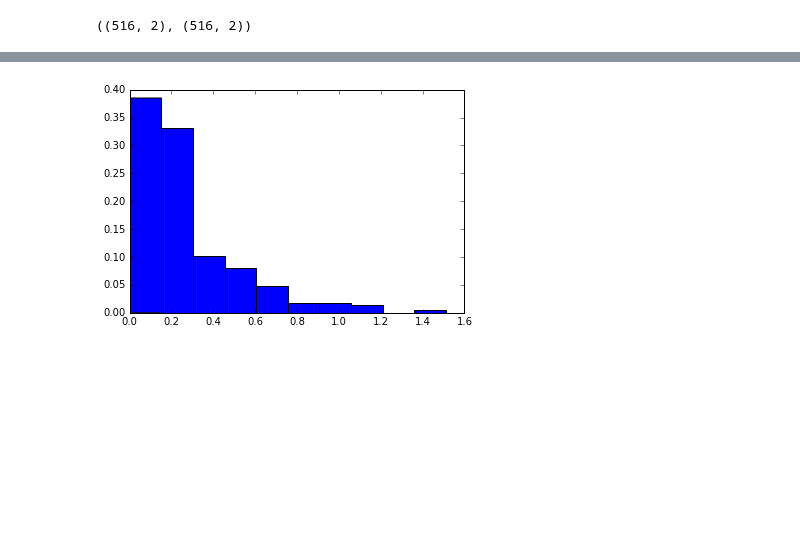
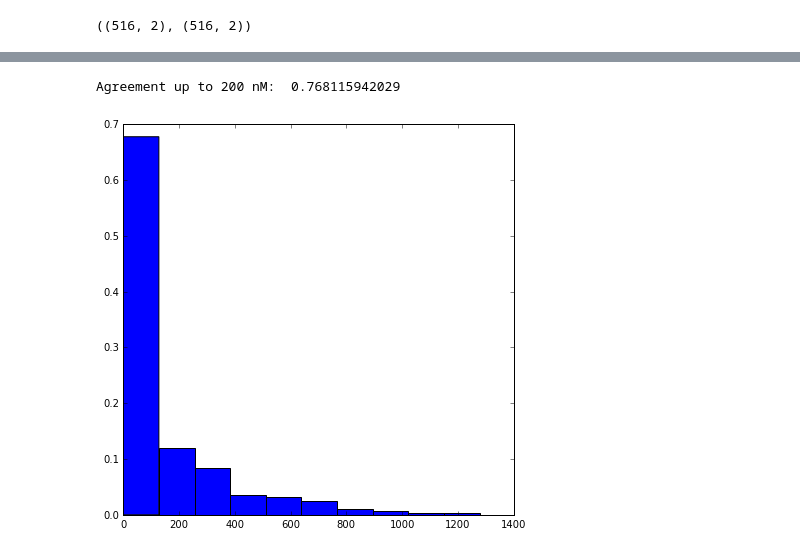
Before and after one commit to martin-sicho/MI_ADM, a Jupyter notebook: analysis.ipynb, the cells around one changed output, grey strips where cells are left out. Saved outputs shown, nothing was run; the diff lists cells and outputs as text; code cells hidden in the pictures; blank space fills up the shorter version.

```diff
--- a/analysis.ipynb
+++ b/analysis.ipynb
@@ -1,7 +1,7 @@
 # %%
 import pickle
 
-MAX_ERROR = 500
+MAX_ERROR = 1000
 
 predictions_svr = pickle.load(open('validation_set_predictions_svr.pickle', 'rb'))
 predictions_rf = pickle.load(open('validation_set_predictions_rf.pickle', 'rb'))
@@ -43,3 +43,26 @@ predictions_svr.head()
 | Oc1ccc2nc(-c3ccc(O)c(F)c3)cc(Cl)c2c1 | 6.004725 | 6.609065 | 989.178529 | 246.00 |
 | COc1cc(/C=C2\SC(=O)NC2=O)ccc1Oc1c... | 5.301276 | 5.657577 | 4997.164427 | 2200.00 |
 | CCOC(=O)CSc1nn(C)c(=S)s1 | 5.018956 | 5.097820 | 9572.899722 | 7983.25 |
+# %%
+%matplotlib inline
+from matplotlib import pyplot as plt
+
+from scipy.stats import pearsonr
+
+plt.rcParams["figure.figsize"] = [7, 7]
+span = (1,12)
+axes = plt.gca()
+axes.set_xlim(span)
+axes.set_ylim(span)
+
+print('Pearson correlation:', pearsonr(predictions_svr.ic50_predicted, predictions_rf.ic50_predicted)[0])
+
+plt.plot((span[0],span[1]), (span[0],span[1]), linestyle='--')
+plt.scatter(
+    predictions_svr.ic50_predicted
+    , predictions_rf.ic50_predicted
+    , c='blue'
+    , s=20
+)
+plt.xlabel('SVR')
+plt.ylabel('RF')
@@ -73,14 +100,14 @@ accurate_all.head()
 # %%
-%matplotlib inline
-from matplotlib import pyplot as plt
 import numpy as np
 
 differences = []
-for x, y in zip(accurate_all.ic50_predicted_rf, accurate_all.ic50_predicted_svr):
+for x, y in zip(accurate_all.ic50_predicted_nM_rf, accurate_all.ic50_predicted_nM_svr):
     differences.append(abs(x - y))
 differences = np.array(differences)
+print('Agreement up to 200 nM: ', sum(differences < 200) / len(differences))
 weights = np.ones_like(differences) / len(differences)
 plt.hist(differences, weights=weights)
 plt.show()
 # %% [output]
+Agreement up to 200 nM:  0.768115942029
-[figure, old version]
+[figure, new version]
```
Also changed, not shown: parts of 5 cells of this notebook, 2 other files.
